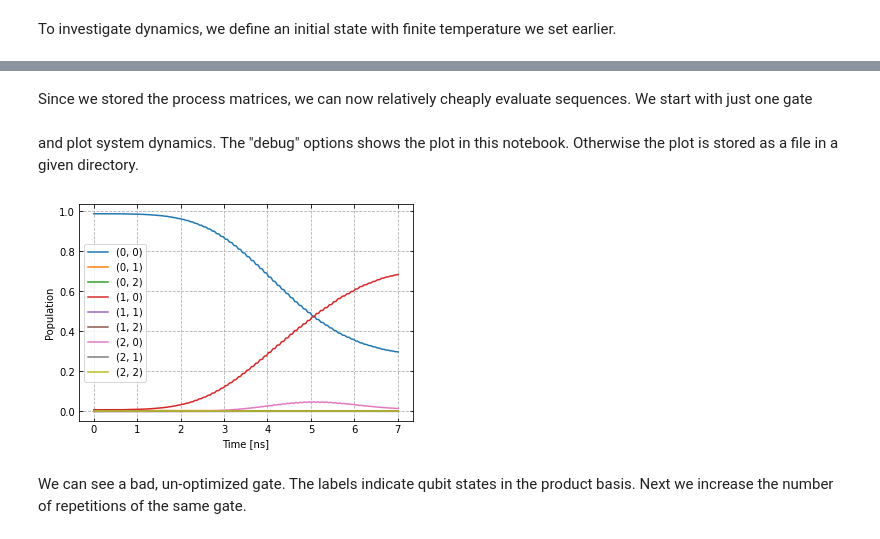
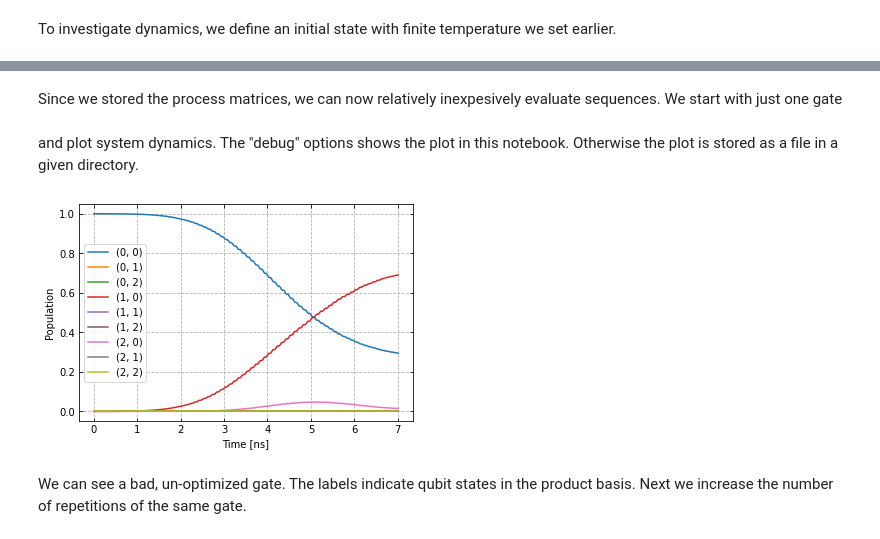
Before and after one commit to q-optimize/c3, a Jupyter notebook: examples/two_qubits.ipynb, the cells around one changed output, grey strips where cells are left out. Saved outputs shown, nothing was run; the diff lists cells and outputs as text; code cells hidden in the pictures.

```diff
--- a/examples/two_qubits.ipynb
+++ b/examples/two_qubits.ipynb
@@ -200,7 +200,7 @@ model = Mdl(
 # %% [markdown]
 Further, we can decide between coherent or open-system dynamics using set_lindbladian() and whether to eliminate the static coupling by going to the dressed frame with set_dressed().
 # %%
-model.set_lindbladian(True)
+model.set_lindbladian(False)
 model.set_dressed(True)
 # %% [markdown]
 #### Control signals
@@ -290,7 +290,7 @@ gauss_params_single = {
         unit='Hz 2pi'
     ),
     'delta': Qty(
-        value=-1,
+        value=0,
         min=-5,
         max=3,
         unit=""
@@ -493,0 +498,4 @@ psi_init = exp.model.tasks["init_ground"].initialise(
+# %%
+psi_init = [[0] * 9]
+psi_init[0][0] = 1
+init_state = tf.transpose(tf.constant(psi_init, tf.complex128))
@@ -494,13 +515,13 @@ psi_init = exp.model.tasks["init_ground"].initialise(
 # %% [markdown]
-Since we stored the process matrices, we can now relatively cheaply evaluate sequences. We start with just one gate
+Since we stored the process matrices, we can now relatively inexpesively evaluate sequences. We start with just one gate
 # %%
 barely_a_seq = ['X90p:Id']
 # %% [markdown]
 and plot system dynamics. The "debug" options shows the plot in this notebook. Otherwise the plot is stored as a file in a given directory.
 # %%
-exp.plot_dynamics(psi_init, barely_a_seq, debug=True)
+exp.plot_dynamics(init_state, barely_a_seq, debug=True)
 # %% [output]
-[figure, old version]
+[figure, new version]
 # %% [markdown]
 We can see a bad, un-optimized gate. The labels indicate qubit states in the product basis. Next we increase the number of repetitions of the same gate.
 # %%
```
Also changed, not shown: parts of 29 cells of this notebook, 4 other files.
